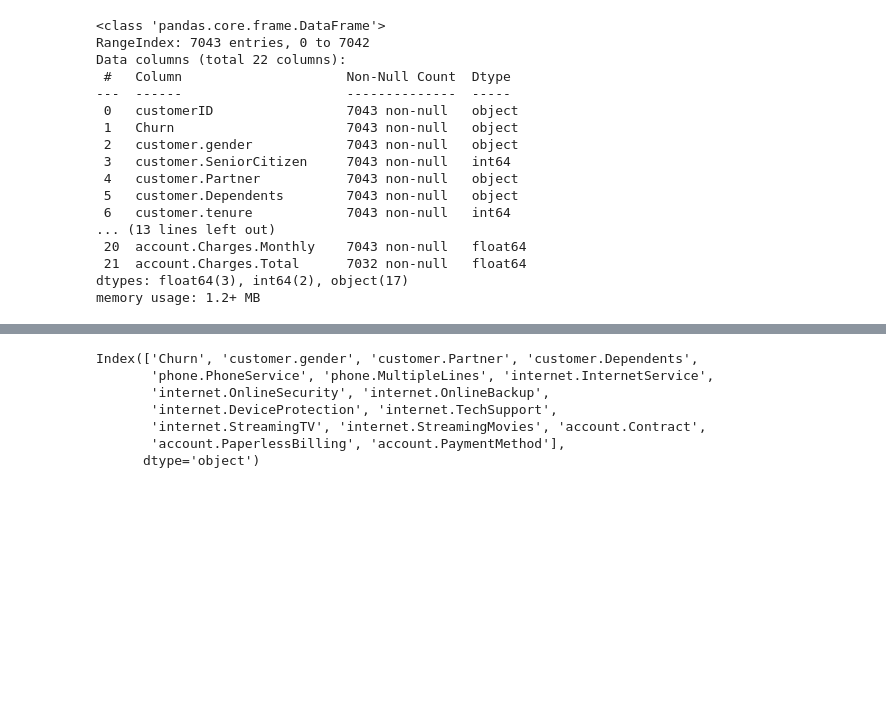
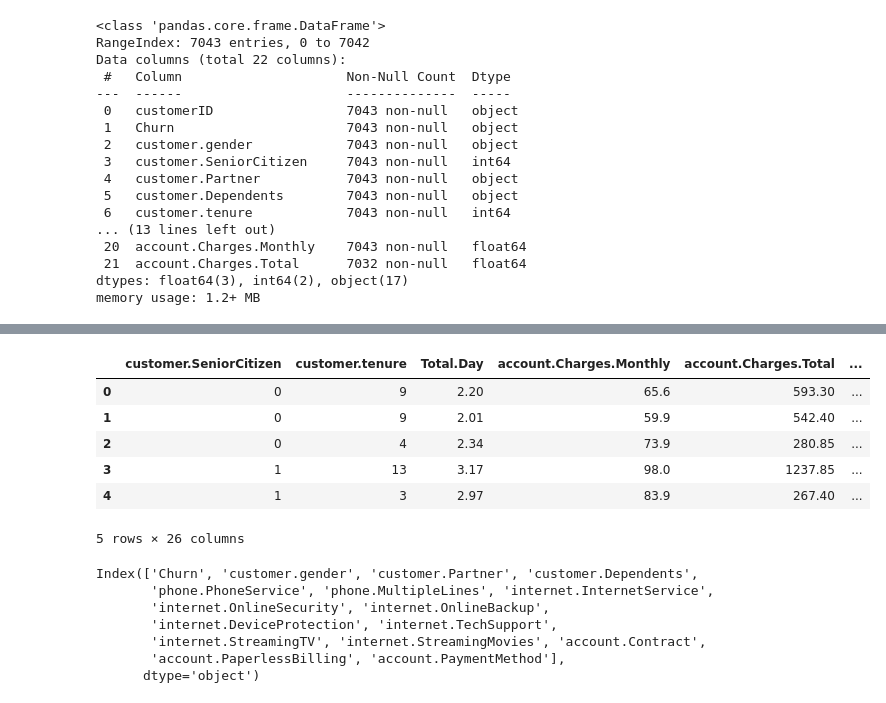
Before and after one commit to Gabriel-muni/Telecom_X_parte2, a Jupyter notebook: Telecom_X_parte2.ipynb, the cells around one changed output, grey strips where cells are left out. Cells and saved outputs as stored; diff of their text form; code cells hidden in the pictures; blank space fills up the shorter version.

```diff
--- a/Telecom_X_parte2.ipynb
+++ b/Telecom_X_parte2.ipynb
@@ -46,3 +64,30 @@ df
+# %%
+# agrupa los datos que tienen 3 categorias, si-no-noservice, que son internet y phone, en este caso solo lo hace con internet
+cols_to_fix = ["internet.OnlineSecurity", "internet.OnlineBackup", "internet.DeviceProtection",
+               "internet.TechSupport", "internet.StreamingTV", "internet.StreamingMovies"]
+# %%
+#para cambiar donde aparece nointernetservice por no
+for col in cols_to_fix:
+    df_clean[col] = df_clean[col].replace("No internet service", "No")
+# %%
+categorical_cols = ['Churn', 'customer.gender', 'customer.Partner', 'customer.Dependents',
+       'phone.PhoneService', 'phone.MultipleLines', 'internet.InternetService',
+       'internet.OnlineSecurity', 'internet.OnlineBackup',
+       'internet.DeviceProtection', 'internet.TechSupport',
+       'internet.StreamingTV', 'internet.StreamingMovies', 'account.Contract',
+       'account.PaperlessBilling', 'account.PaymentMethod']
+# %%
+df_encoded = pd.get_dummies(df_clean, columns=categorical_cols, drop_first=True) #crea un nuevo df para reusar el dummies, con el df-clean, las nuevas columnas categoricas y el drop queda igual
+# %%
+df_encoded.head() #deja en 26 las columnas
+# %% [output]
+|  | customer.SeniorCitizen | customer.tenure | Total.Day | account.Charges.Monthly | account.Charges.Total | ... |
+| 0 | 0 | 9 | 2.20 | 65.6 | 593.30 | ... |
+| 1 | 0 | 9 | 2.01 | 59.9 | 542.40 | ... |
+| 2 | 0 | 4 | 2.34 | 73.9 | 280.85 | ... |
+| 3 | 1 | 13 | 3.17 | 98.0 | 1237.85 | ... |
+| 4 | 1 | 3 | 2.97 | 83.9 | 267.40 | ... |
+5 rows × 26 columns
 # %%
 columnas_categoricas = df.select_dtypes(include=["object"]).columns
 columnas_categoricas
```
Also changed, not shown: parts of 4 cells of this notebook.
